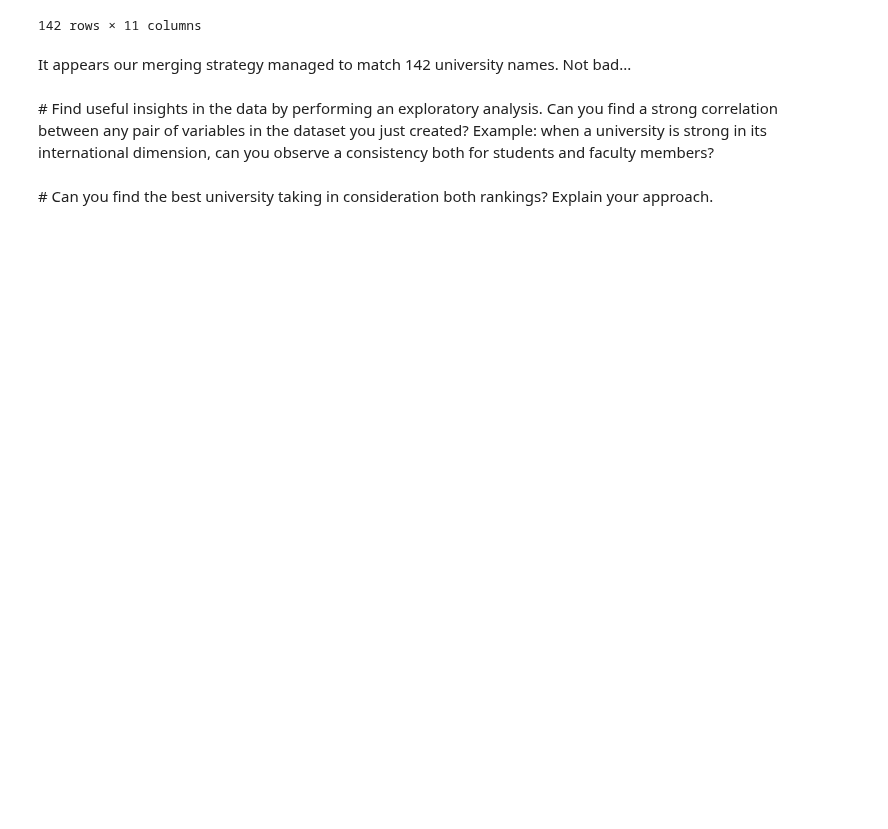
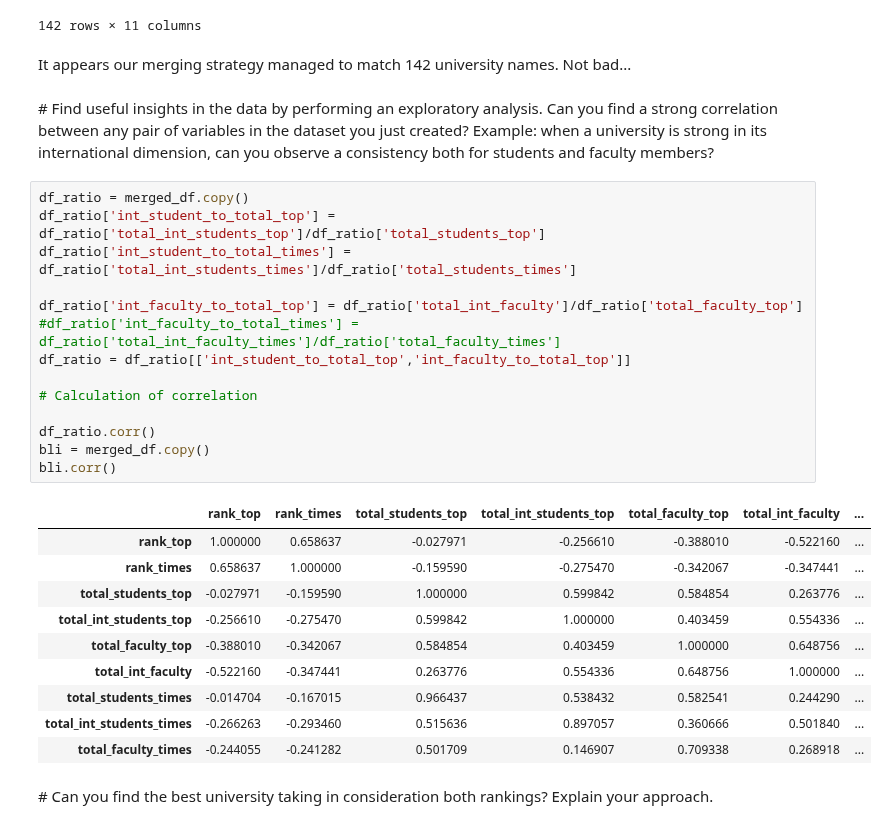
Before and after one commit to mosimann/ADA, a Jupyter notebook: Homework 2.ipynb, the cells around one changed output. Cells and saved outputs as stored; diff of their text form; blank space fills up the shorter version.

```diff
--- a/Homework 2.ipynb
+++ b/Homework 2.ipynb
@@ -472,5 +480,30 @@ merged_df
 It appears our merging strategy managed to match 142 university names. Not bad...
 # %% [markdown]
 # Find useful insights in the data by performing an exploratory analysis. Can you find a strong correlation between any pair of variables in the dataset you just created? Example: when a university is strong in its international dimension, can you observe a consistency both for students and faculty members?
+# %%
+df_ratio = merged_df.copy()
+df_ratio['int_student_to_total_top'] = df_ratio['total_int_students_top']/df_ratio['total_students_top']
+df_ratio['int_student_to_total_times'] = df_ratio['total_int_students_times']/df_ratio['total_students_times']
+
+df_ratio['int_faculty_to_total_top'] = df_ratio['total_int_faculty']/df_ratio['total_faculty_top']
+#df_ratio['int_faculty_to_total_times'] = df_ratio['total_int_faculty_times']/df_ratio['total_faculty_times']
+df_ratio = df_ratio[['int_student_to_total_top','int_faculty_to_total_top']]
+
+# Calculation of correlation
+
+df_ratio.corr()
+bli = merged_df.copy()
+bli.corr()
+# %% [output]
+|  | rank_top | rank_times | total_students_top | total_int_students_top | total_faculty_top | total_int_faculty | ... |
+| rank_top | 1.000000 | 0.658637 | -0.027971 | -0.256610 | -0.388010 | -0.522160 | ... |
+| rank_times | 0.658637 | 1.000000 | -0.159590 | -0.275470 | -0.342067 | -0.347441 | ... |
+| total_students_top | -0.027971 | -0.159590 | 1.000000 | 0.599842 | 0.584854 | 0.263776 | ... |
+| total_int_students_top | -0.256610 | -0.275470 | 0.599842 | 1.000000 | 0.403459 | 0.554336 | ... |
+| total_faculty_top | -0.388010 | -0.342067 | 0.584854 | 0.403459 | 1.000000 | 0.648756 | ... |
+| total_int_faculty | -0.522160 | -0.347441 | 0.263776 | 0.554336 | 0.648756 | 1.000000 | ... |
+| total_students_times | -0.014704 | -0.167015 | 0.966437 | 0.538432 | 0.582541 | 0.244290 | ... |
+| total_int_students_times | -0.266263 | -0.293460 | 0.515636 | 0.897057 | 0.360666 | 0.501840 | ... |
+| total_faculty_times | -0.244055 | -0.241282 | 0.501709 | 0.146907 | 0.709338 | 0.268918 | ... |
 # %% [markdown]
 # Can you find the best university taking in consideration both rankings? Explain your approach.
```
Also changed, not shown: parts of 1 cell of this notebook.
